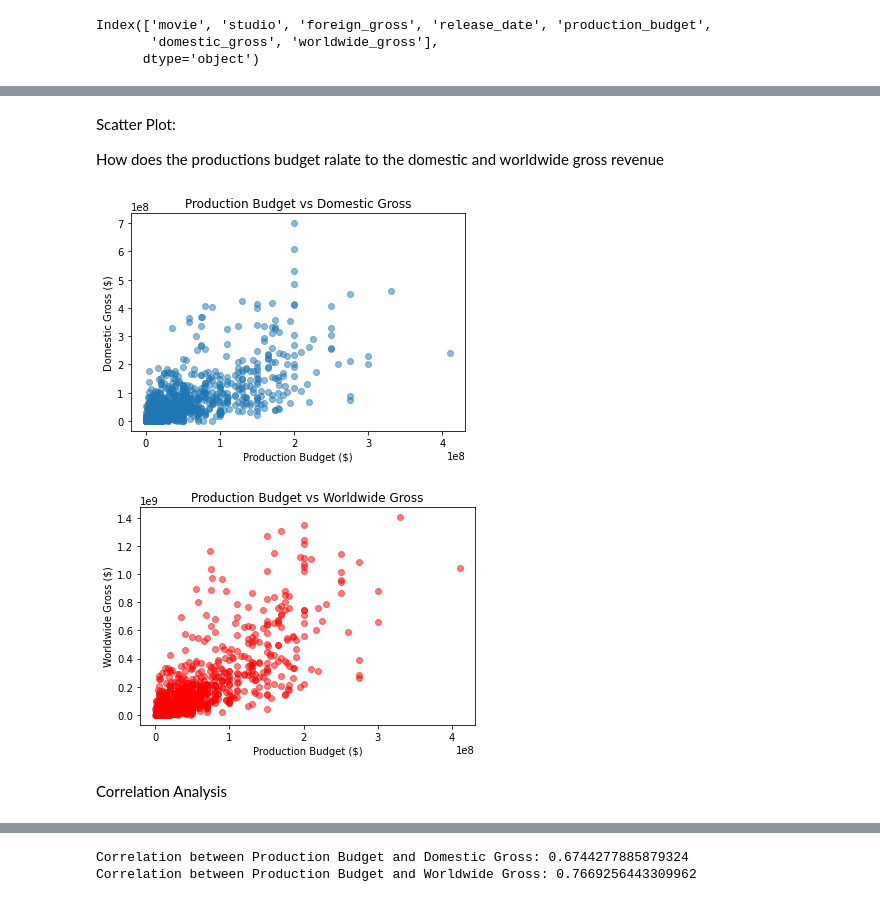
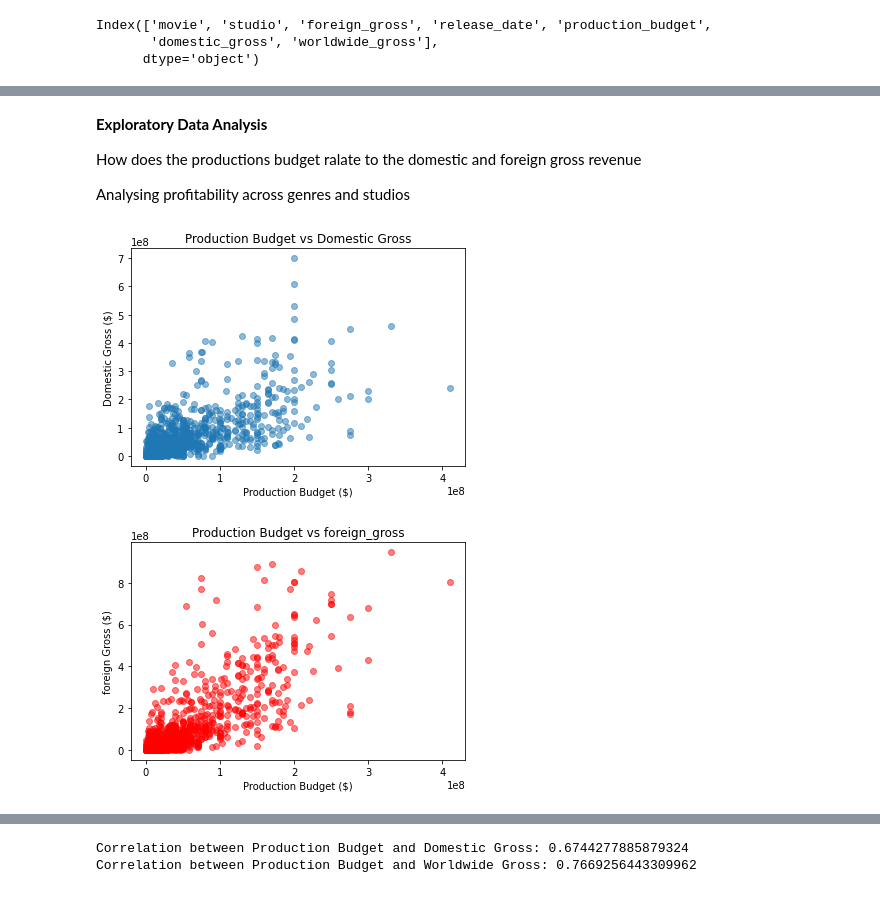
Before and after one commit to MuiruriVivian/PHASE-2-GROUP-7-PROJECT, a Jupyter notebook: Calvin.ipynb, the cells around one changed output, grey strips where cells are left out. Saved outputs shown, nothing was run; the diff lists cells and outputs as text; code cells hidden in the pictures.

```diff
--- a/Calvin.ipynb
+++ b/Calvin.ipynb
@@ -462,27 +83,27 @@ Compare the gross earnings of films released by different studios to identify tr
 # %% [markdown]
-Scatter Plot:
+**Exploratory Data Analysis**
 
-How does the productions budget ralate to the domestic and worldwide gross revenue
+How does the productions budget ralate to the domestic and foreign gross revenue
+
+Analysing profitability across genres and studios
 # %%
 #How does the productions budget ralate to the domestic and worldwide gross revenue
 
 import matplotlib.pyplot as plt
 
 # Scatter plot for Production Budget vs Domestic Gross
 plt.scatter(df2['production_budget'], df2['domestic_gross'], alpha=0.5)
 plt.title('Production Budget vs Domestic Gross')
 plt.xlabel('Production Budget ($)')
 plt.ylabel('Domestic Gross ($)')
 plt.show()
 
 # Scatter plot for Production Budget vs Worldwide Gross
-plt.scatter(df2['production_budget'], df2['worldwide_gross'], alpha=0.5, color='r')
-plt.title('Production Budget vs Worldwide Gross')
+plt.scatter(df2['production_budget'], df2['foreign_gross'], alpha=0.5, color='r')
+plt.title('Production Budget vs foreign_gross')
 plt.xlabel('Production Budget ($)')
-plt.ylabel('Worldwide Gross ($)')
+plt.ylabel('foreign Gross ($)')
 plt.show()
 # %% [output]
 [figure]
-[figure, old version]
+[figure, new version]
-# %% [markdown]
-Correlation Analysis
```
Also changed, not shown: parts of 57 cells of this notebook.
